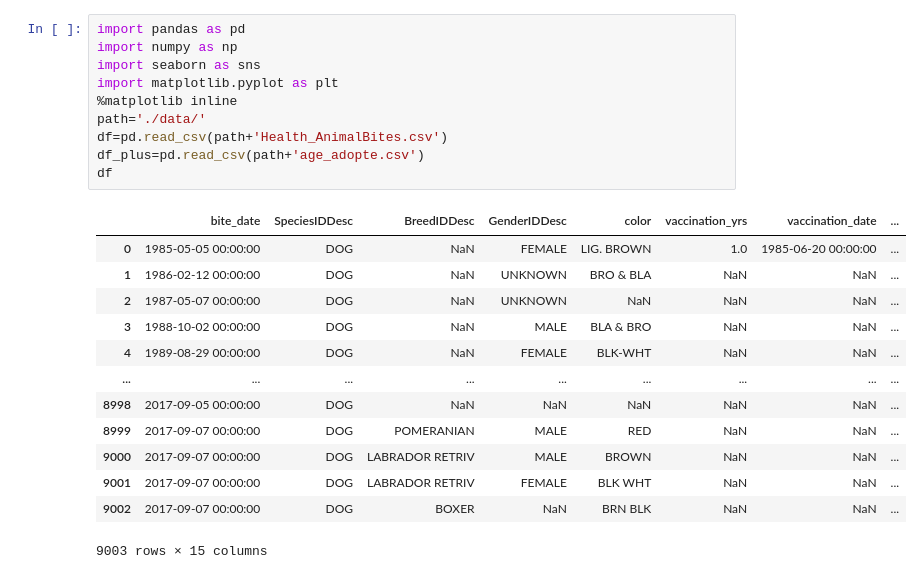
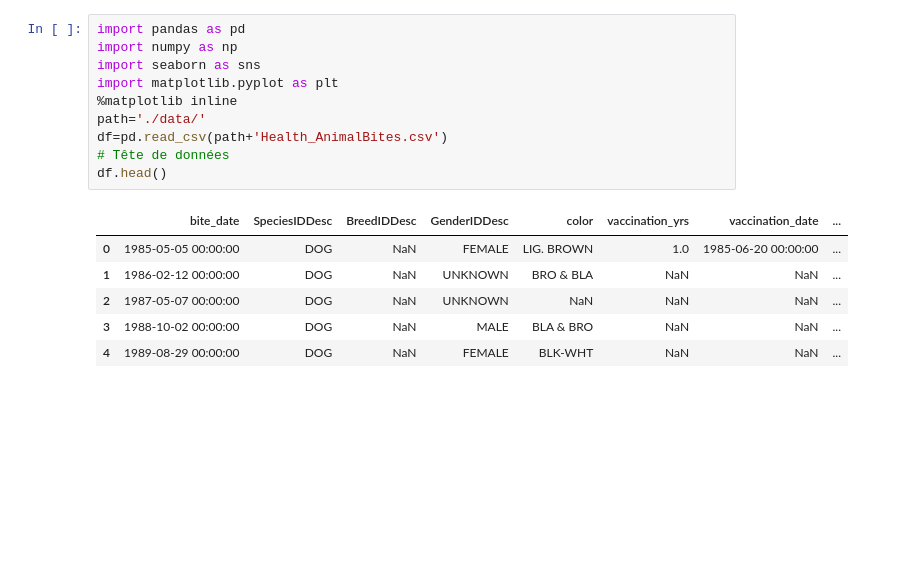
Before and after one commit to leandroalmada86/morsures_d_animaux, a Jupyter notebook: projet_health_animal.ipynb, the cells around one changed output. Saved outputs shown, nothing was run; the diff lists cells and outputs as text; blank space fills up the shorter version.

```diff
--- a/projet_health_animal.ipynb
+++ b/projet_health_animal.ipynb
@@ -1,24 +1,17 @@
 # %%
 import pandas as pd
 import numpy as np
 import seaborn as sns
 import matplotlib.pyplot as plt
 %matplotlib inline
 path='./data/'
 df=pd.read_csv(path+'Health_AnimalBites.csv')
-df_plus=pd.read_csv(path+'age_adopte.csv')
-df
+# Tête de données
+df.head()
 # %% [output]
 |  | bite_date | SpeciesIDDesc | BreedIDDesc | GenderIDDesc | color | vaccination_yrs | vaccination_date | ... |
 | 0 | 1985-05-05 00:00:00 | DOG | NaN | FEMALE | LIG. BROWN | 1.0 | 1985-06-20 00:00:00 | ... |
 | 1 | 1986-02-12 00:00:00 | DOG | NaN | UNKNOWN | BRO & BLA | NaN | NaN | ... |
 | 2 | 1987-05-07 00:00:00 | DOG | NaN | UNKNOWN | NaN | NaN | NaN | ... |
 | 3 | 1988-10-02 00:00:00 | DOG | NaN | MALE | BLA & BRO | NaN | NaN | ... |
 | 4 | 1989-08-29 00:00:00 | DOG | NaN | FEMALE | BLK-WHT | NaN | NaN | ... |
-| ... | ... | ... | ... | ... | ... | ... | ... | ... |
-| 8998 | 2017-09-05 00:00:00 | DOG | NaN | NaN | NaN | NaN | NaN | ... |
-| 8999 | 2017-09-07 00:00:00 | DOG | POMERANIAN | MALE | RED | NaN | NaN | ... |
-| 9000 | 2017-09-07 00:00:00 | DOG | LABRADOR RETRIV | MALE | BROWN | NaN | NaN | ... |
-| 9001 | 2017-09-07 00:00:00 | DOG | LABRADOR RETRIV | FEMALE | BLK WHT | NaN | NaN | ... |
-| 9002 | 2017-09-07 00:00:00 | DOG | BOXER | NaN | BRN BLK | NaN | NaN | ... |
-9003 rows × 15 columns
```
Also changed, not shown: parts of 43 cells of this notebook, 3 other files.
